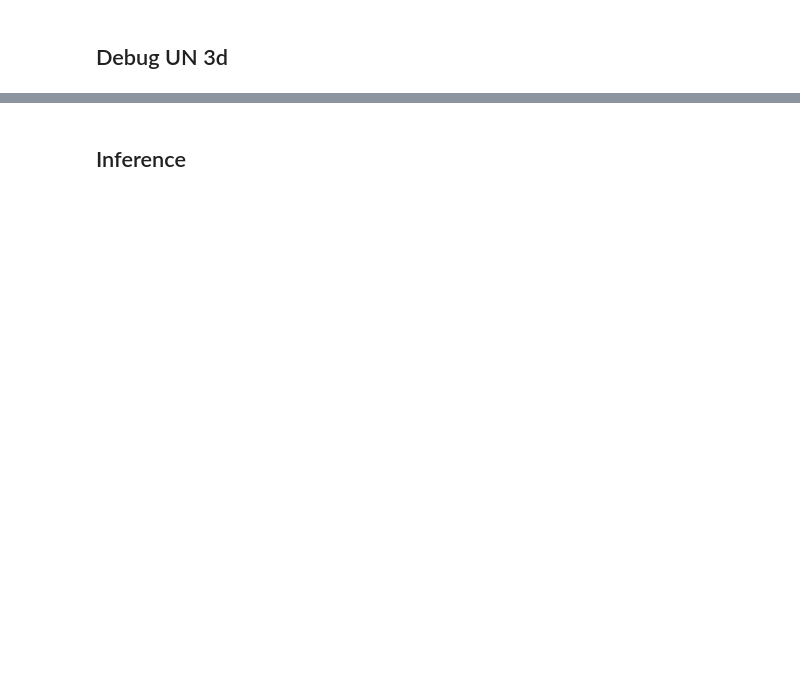
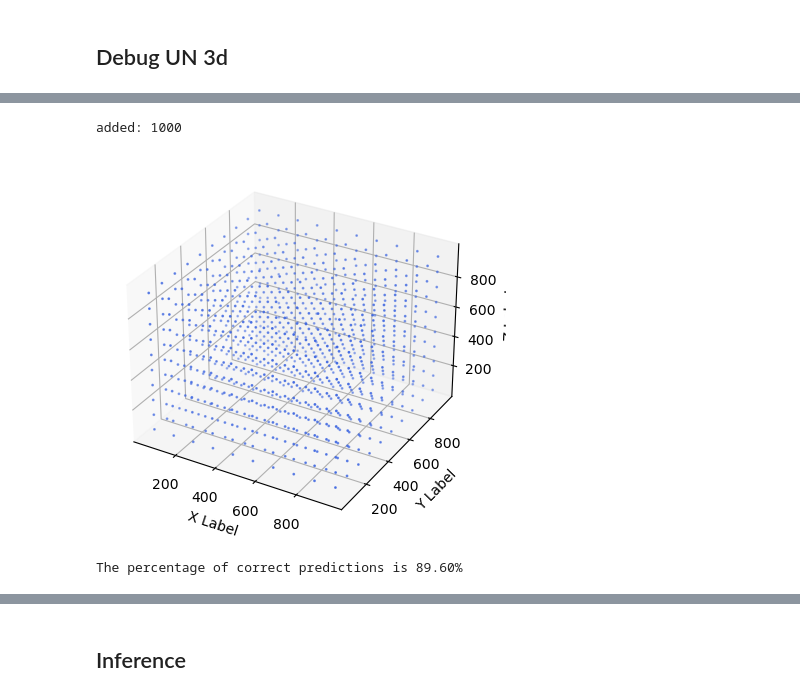
Before and after one commit to PRigas96/GeoCluster, a Jupyter notebook: class3d.ipynb, the cells around one changed output, grey strips where cells are left out. Cells and saved outputs as stored; diff of their text form; code cells hidden in the pictures; blank space fills up the shorter version.

```diff
--- a/class3d.ipynb
+++ b/class3d.ipynb
@@ -8,16 +8,19 @@ import matplotlib.pyplot as plt
 device = torch.device("cuda:0" if torch.cuda.is_available() else "cpu")
 device = "cpu"
 data, _ = loadData_3d(1000, 100)
-data = np.load('./data_3d/10000cb/100cb_1_4.npy')
+x_lim = [data[:,0].min(), data[:,0].max()]
+y_lim = [data[:,1].min(), data[:,1].max()]
+z_lim = [data[:,2].min(), data[:,2].max()]
+#data = np.load('./data_3d/10000cb/100cb_1_4.npy')
 
-learning_rate = 5e-3 # 1e-2
-k = 4
+learning_rate = 2e-2 # 1e-2, 5e-3
+k = 3
 teacher_args = {
     "optimizer_lr": learning_rate,
-    "epochs": 100, # 200
+    "epochs": 300, # 200
     "times": 10,
-    "alpha": 10, # 5
-    "beta": 5,
+    "alpha": 20, # 5
+    "beta": 10,
     "number_of_centroids": k
 }
 n = 20
@@ -27,15 +30,16 @@ un_args = {
     "epsilon": 0.14 # here a layer value should be somehow included. As layers get denser  epilson should be smaller
 }
 student_args = {
-    "optimizer_lr": 5e-3,
+    "optimizer_lr": 5e-3, #2e-2
     "epochs": 2000, # 30000
-    "width": 100, # 100
-    "depth": 3, # 3
+    "width": 200, # 100
+    "depth": 5, # 3
 }
 
-threshold = 0.1 * len(data) if len(data) > 500 else 30*len(data)
-stop_criterion = 0.1*len(data) if len(data) > 500 else 50
+# threshold = 0.1 * len(data) if len(data) > 500 else 30*len(data)
+stop_criterion = 0.3*len(data) if len(data) > 500 else 100
 threshold = stop_criterion
+print("threshold: ", threshold)
 #threshold = 30
 ktree = Ktree(threshold, data, teacher_args, un_args, student_args, 3)
 print("="*20)
@@ -114,12 +119,8 @@ wanna_plot = False
 while times < end:
     times+=1
     # random n querry points
-    n = 100
+    n =  100
     random_p = torch.zeros(n, 3)
-    x_lim = [0,300]
-    y_lim = [0,300]
-    z_lim = [0,300]
-
     for i in range(n):
         x = np.random.uniform(x_lim[0],x_lim[1])
         y = np.random.uniform(y_lim[0],y_lim[1])
@@ -163,30 +178,33 @@ print(f"Best acc: {best_acc}")
 # %%
 # also get points
 base = 10
 nop = base**3    # 512 points.
 random_p = torch.zeros(nop, 3)
-x_lim = [0,300]
-y_lim = [0,300]
-z_lim = [0,300]
+x_lim = [50,950]
+y_lim = [50,950]
+z_lim = [50,950]
 added = 0
 for i, x in enumerate(np.linspace(x_lim[0],x_lim[1], base)):
     for j, y in enumerate(np.linspace(y_lim[0],y_lim[1], base)):
         for k, z in enumerate(np.linspace(z_lim[0],z_lim[1], base)):
             index = i * (base ** 2) + j * base + k
             random_p[index] = torch.Tensor([x, y, z])
             added +=1
 print(f'added: {added}')
 
 infer_points = random_p.to(device)
 # plot
 fig = plt.figure()
 ax = fig.add_subplot(111, projection='3d')
 ax.scatter(infer_points[:,0], infer_points[:,1], infer_points[:,2], c='royalblue',s=1)
 ax.set_xlabel('X Label')
 ax.set_ylabel('Y Label')
 ax.set_zlabel('Z Label')
 #ax.view_init(azim=0, elev=90)
 plt.show()
+# %% [output]
+added: 1000
+[figure, added]
 # %%
 num_of_correct_predictions = 0
 wanna_print = False
@@ -202,6 +220,8 @@ for query_point in infer_points:
             print(f'Prediction from student model: {pred}')
             print()
 print(f"The percentage of correct predictions is {(num_of_correct_predictions / len(infer_points)) * 100:.2f}%")
+# %% [output]
+The percentage of correct predictions is 89.60%
 # %%
 pred_z = ktree.root.student(infer_points).argmax(1)
 print(pred_z.shape)
```
Also changed, not shown: parts of 5 cells of this notebook, 4 other files.
